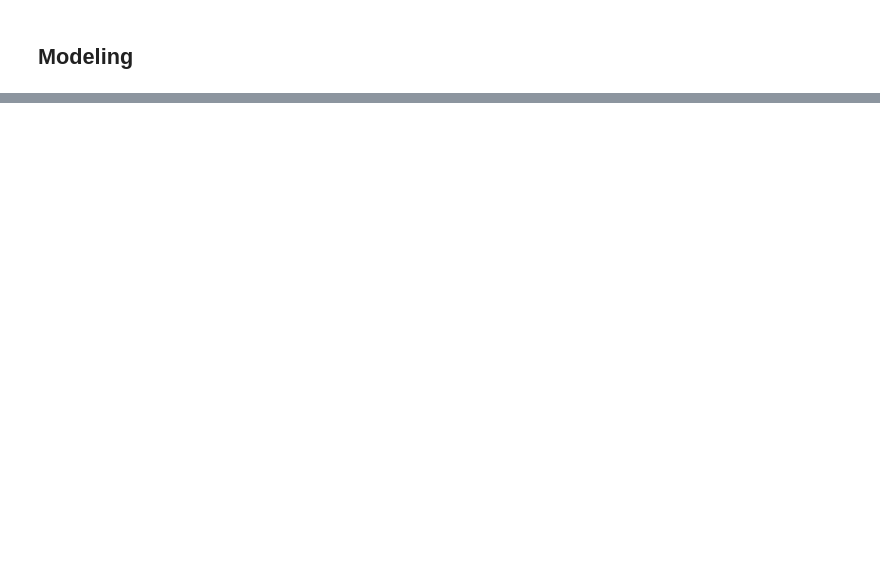
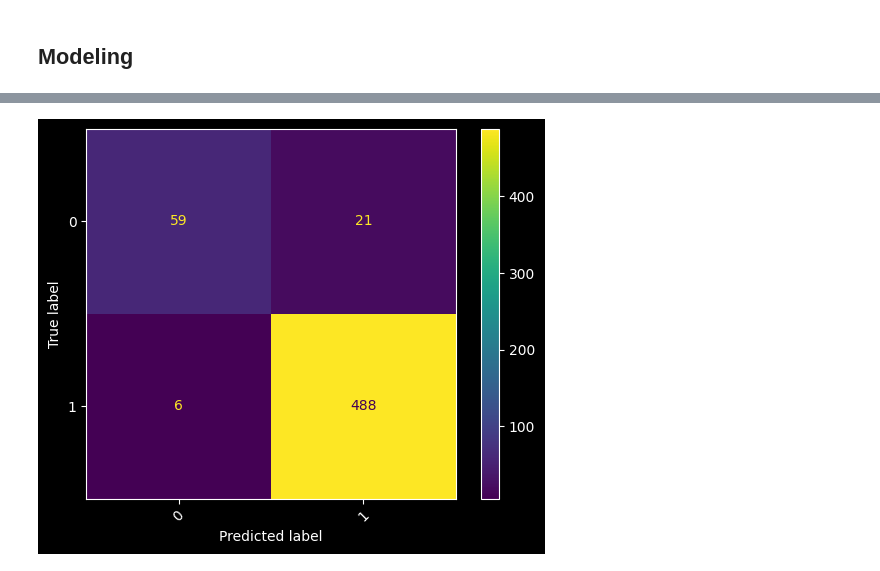
Before and after one commit to tawfikhammad/Heart-failure-app, a Jupyter notebook: Heart Failure Prediction.ipynb, the cells around one changed output, grey strips where cells are left out. Drawn from its saved outputs; the diff is of its cells as text; code cells hidden in the pictures; blank space fills up the shorter version.

Commit message:
builf a prediction model

```diff
--- a/Heart Failure Prediction.ipynb
+++ b/Heart Failure Prediction.ipynb
@@ -724,0 +781,5 @@ Shape of Y_Test (325,)
+# %%
+X_train_prep_df = pd.DataFrame(
+    final_pipeline.fit_transform(X_train),
+    columns=final_pipeline.named_steps['preprocessor'].get_feature_names_out()
+)
@@ -724,0 +824,5 @@ Shape of Y_Test (325,)
+# %%
+X_test_prep_df = pd.DataFrame(
+    final_pipeline.fit_transform(X_test),
+    columns=final_pipeline.named_steps['preprocessor'].get_feature_names_out()
+)
@@ -901,0 +886,11 @@ joblib.dump(rf,'rf.sav')
+# %%
+xgb_pipeline = Pipeline([
+    ('final_pipeline', final_pipeline),
+    ('xgb', XGBClassifier(use_label_encoder=False, eval_metric='logloss', random_state=42)),
+])
+# %%
+xgb_pipeline.fit(X_train, y_train)
+
+y_pred = xgb_pipeline.predict(X_test)
+print("Accuracy:", accuracy_score(y_test, y_pred))
+print(classification_report(y_test, y_pred))
@@ -901,0 +907,8 @@ joblib.dump(rf,'rf.sav')
+# %%
+ConfusionMatrixDisplay.from_estimator(xgb_pipeline,
+                                       X_test,
+                                       y_test,
+                                       xticks_rotation=45
+    );
+# %% [output]
+[figure, added]
```
Also changed, not shown: parts of 66 cells of this notebook.
